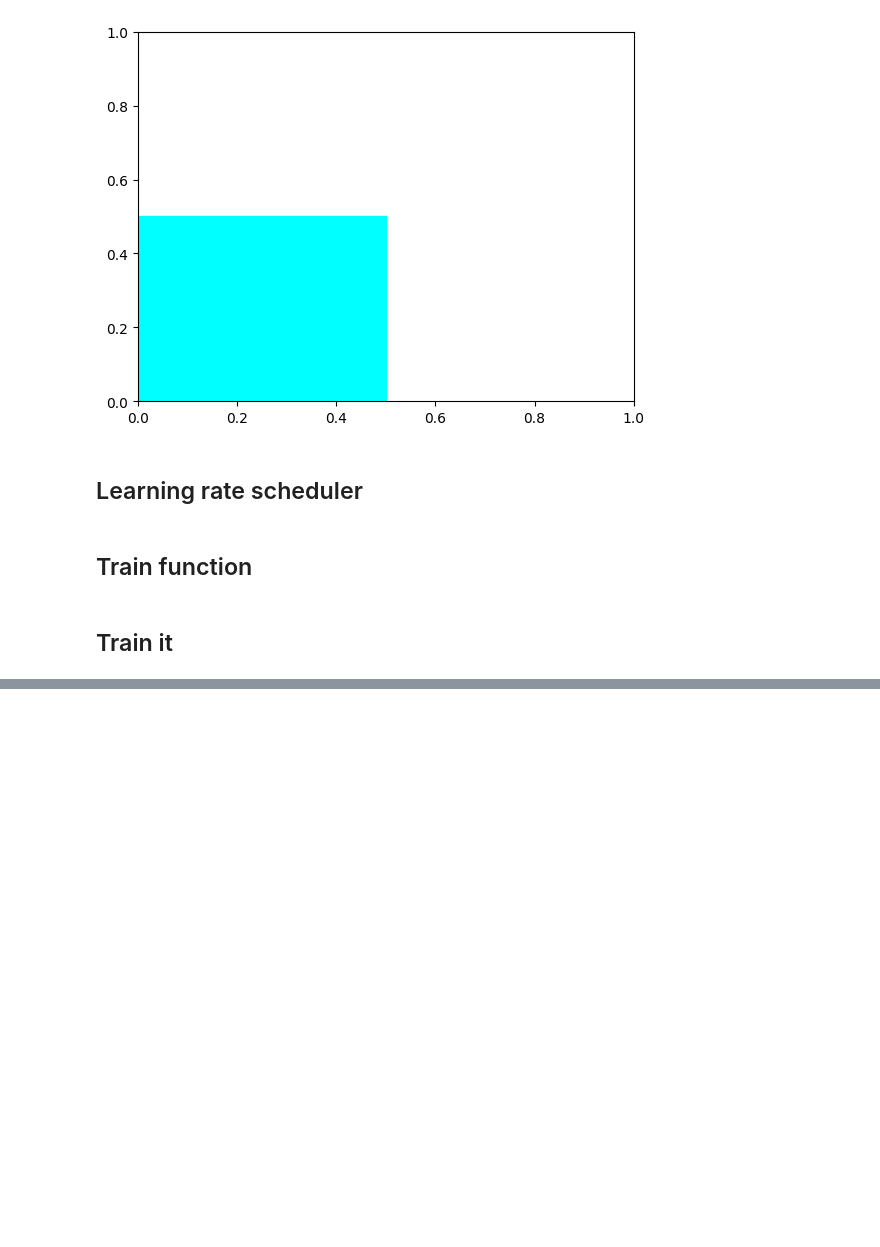
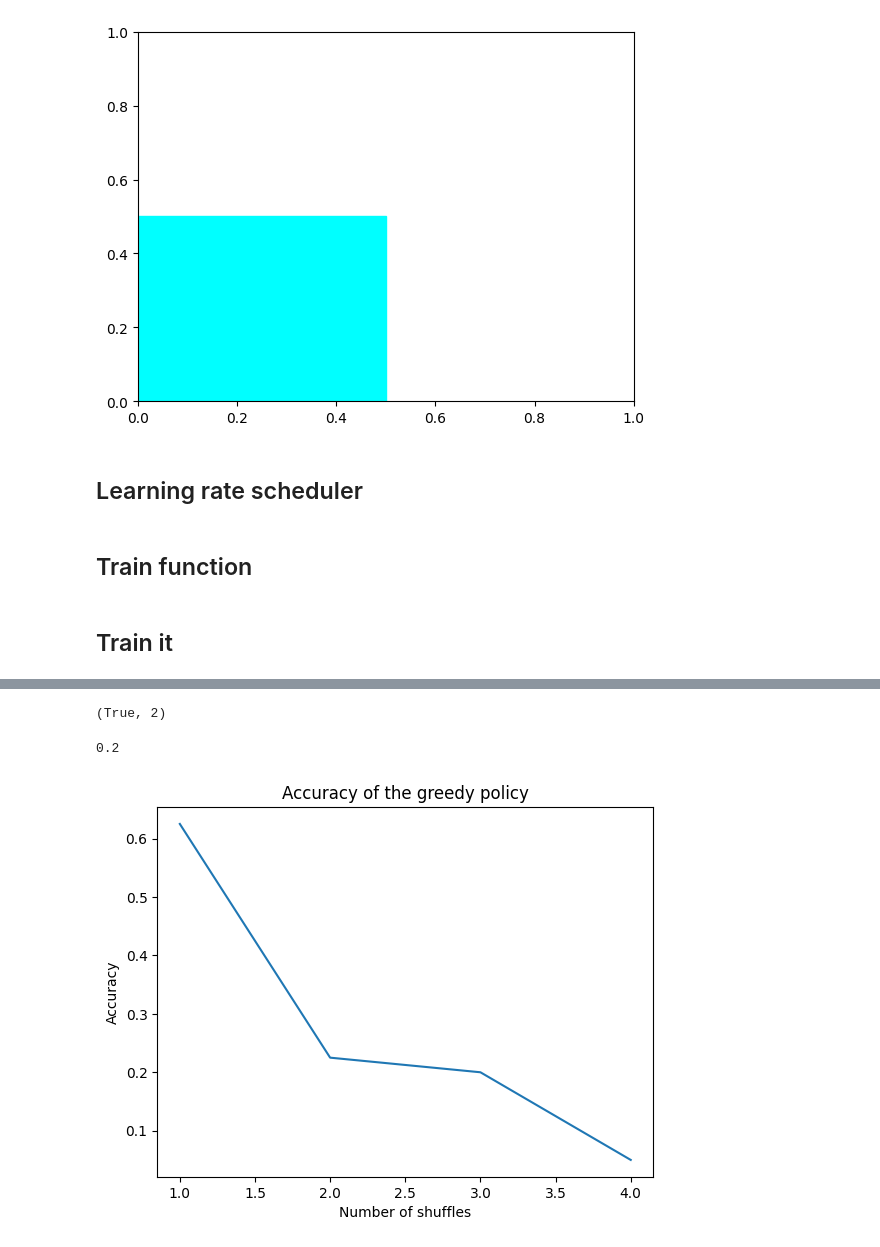
Before and after one commit to jacedoir/INF581_Cube, a Jupyter notebook: adi.ipynb, the cells around one changed output, grey strips where cells are left out. Saved outputs shown, nothing was run; the diff lists cells and outputs as text; code cells hidden in the pictures; blank space fills up the shorter version.

```diff
--- a/adi.ipynb
+++ b/adi.ipynb
@@ -44,4 +50,7 @@ from cube import CubeEnv
 # %%
-env = CubeEnv()
-env.shuffle(25)
+env = CubeEnv(device=device)
+env.reset()
+print(env._get_obs())
+# env.reset()
+# env.shuffle(25)
 # %% [output]
@@ -192,0 +221,43 @@ NameError: name 'ADINetwork' is not defined
+# %%
+def try_solve(env,n_move,max_iter=20,display=False) :
+    env.reset(n_move)
+    for i in range(max_iter) :
+        action,value=greedy_policy(env,env._get_obs().unsqueeze(0))
+        state,reward,_,_,_ =env.step(action.item())
+        if display :
+            print(f"Action {action} value {value} reward {reward}")
+        if reward==1 :
+            return True, i+1
+    return False, max_iter
+# %%
+def compute_acc(env,n_samples,n_move,max_iter=20) :
+    success=0
+    n_iter=0
+    for i in range(n_samples) :
+        solved,_=try_solve(env,n_move,max_iter)
+        if solved :
+            success+=1
+    return success/n_samples
+# %%
+try_solve(env,2)
+# %% [output]
+(True, 2)
+# %%
+compute_acc(env,100,2)
+# %% [output]
+0.2
+# %%
+def plot_acc(env,n_samples,max_move,max_iter=20) :
+    accs=[]
+    for i in range(1,max_move+1) :
+        acc=compute_acc(env,n_samples,i)
+        accs.append(acc)
+    plt.plot(list(range(1,max_move+1)),accs)
+    plt.xlabel("Number of shuffles")
+    plt.ylabel("Accuracy")
+    plt.title("Accuracy of the greedy policy")
+    plt.show()
+# %%
+plot_acc(env,40,4)
+# %% [output]
+[figure, added]
```
Also changed, not shown: parts of 8 cells of this notebook, 3 other files.
